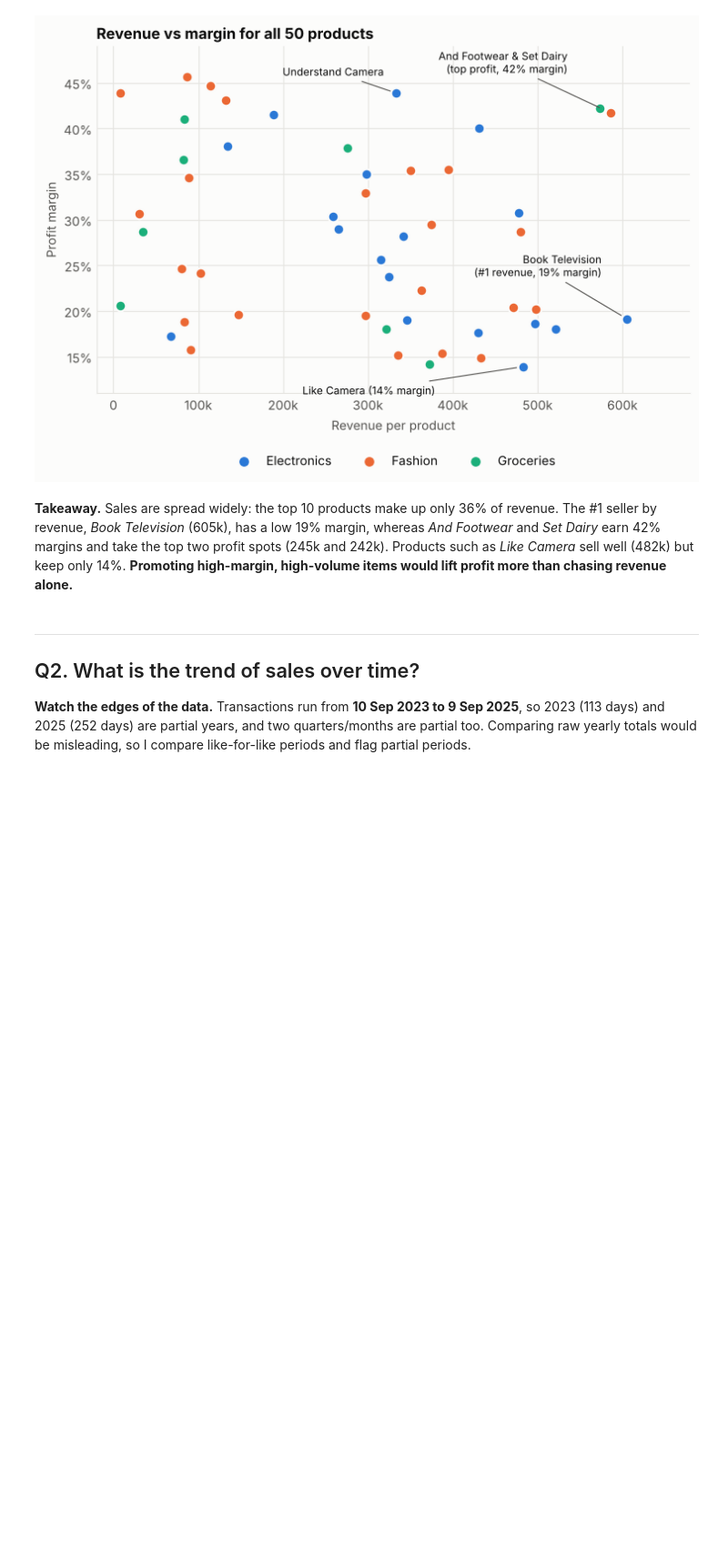
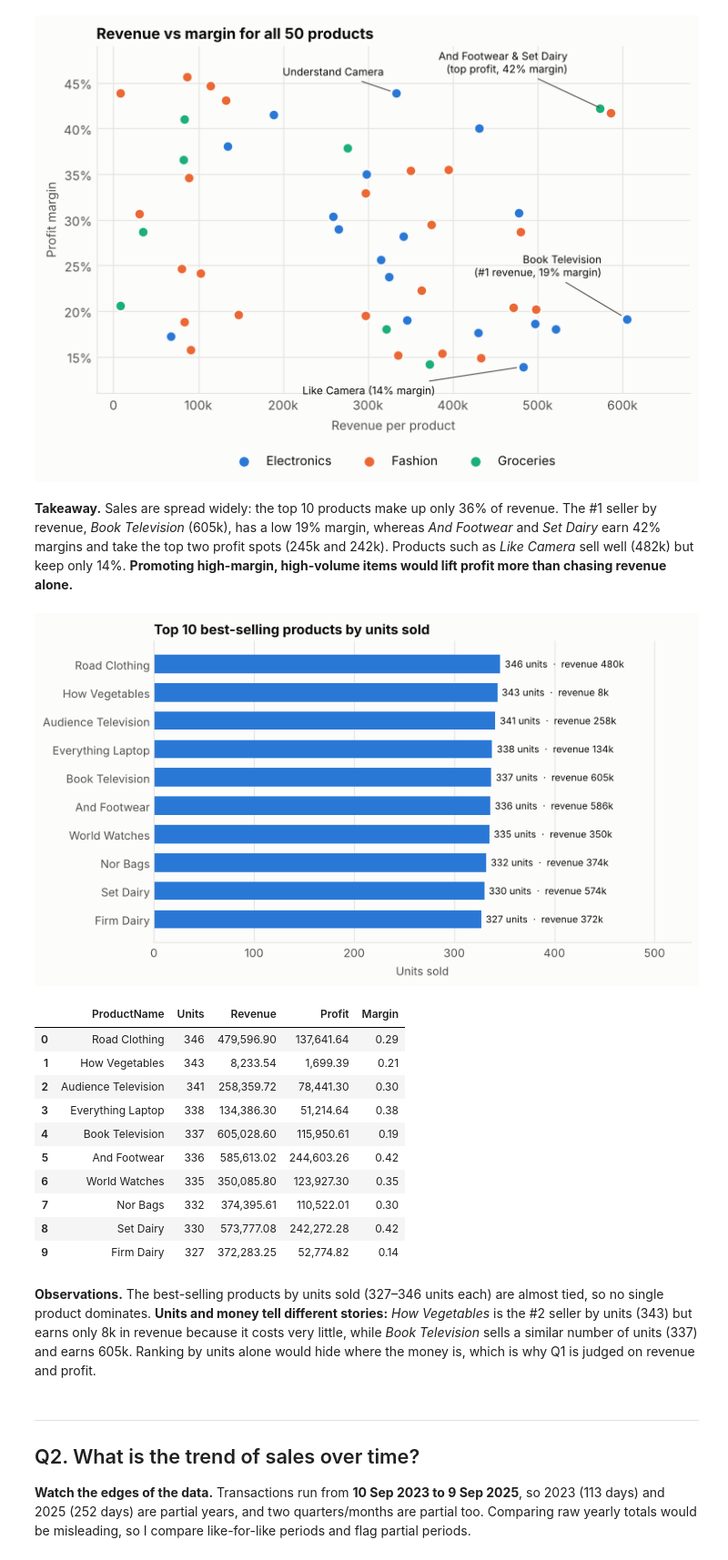
Before and after one commit to Robert-Robbie/OIBSIP, a Jupyter notebook: Task1-Retail-EDA/notebooks/02_business_questions.ipynb, the cells around one changed output. Shown at 91% size. Saved outputs shown, nothing was run; the diff lists cells and outputs as text; code cells hidden in the pictures; blank space fills up the shorter version.

```diff
--- a/Task1-Retail-EDA/notebooks/02_business_questions.ipynb
+++ b/Task1-Retail-EDA/notebooks/02_business_questions.ipynb
@@ -159,6 +210,31 @@ style(ax, grid="both"); save(fig, "q1_product_revenue_vs_margin.png"); plt.show(
 [figure]
 # %% [markdown]
 **Takeaway.** Sales are spread widely: the top 10 products make up only 36% of revenue. The #1 seller by revenue, *Book Television* (605k), has a low 19% margin, whereas *And Footwear* and *Set Dairy* earn 42% margins and take the top two profit spots (245k and 242k). Products such as *Like Camera* sell well (482k) but keep only 14%. **Promoting high-margin, high-volume items would lift profit more than chasing revenue alone.**
+# %%
+best = df.groupby("ProductName").agg(Units=("Quantity", "sum"), Revenue=("Revenue", "sum"), Profit=("Profit", "sum")).nlargest(10, "Units").reset_index()
+best["Margin"] = best.Profit / best.Revenue
+b10 = best.sort_values("Units")
+fig, ax = plt.subplots(figsize=(8.5, 4.8))
+bars = ax.barh(b10.ProductName, b10.Units, color=BLUE, height=0.65)
+ax.bar_label(bars, labels=[f"{u:,.0f} units  ·  revenue {money(r)}" for u, r in zip(b10.Units, b10.Revenue)], padding=4, fontsize=8.5)
+ax.set_xlim(0, b10.Units.max() * 1.55); ax.set_xlabel("Units sold")
+ax.set_title("Top 10 best-selling products by units sold"); style(ax, grid="x"); save(fig, "q1_top10_units.png"); plt.show()
+best
+# %% [output]
+[figure, added]
+|  | ProductName | Units | Revenue | Profit | Margin |
+| 0 | Road Clothing | 346 | 479,596.90 | 137,641.64 | 0.29 |
+| 1 | How Vegetables | 343 | 8,233.54 | 1,699.39 | 0.21 |
+| 2 | Audience Television | 341 | 258,359.72 | 78,441.30 | 0.30 |
+| 3 | Everything Laptop | 338 | 134,386.30 | 51,214.64 | 0.38 |
+| 4 | Book Television | 337 | 605,028.60 | 115,950.61 | 0.19 |
+| 5 | And Footwear | 336 | 585,613.02 | 244,603.26 | 0.42 |
+| 6 | World Watches | 335 | 350,085.80 | 123,927.30 | 0.35 |
+| 7 | Nor Bags | 332 | 374,395.61 | 110,522.01 | 0.30 |
+| 8 | Set Dairy | 330 | 573,777.08 | 242,272.28 | 0.42 |
+| 9 | Firm Dairy | 327 | 372,283.25 | 52,774.82 | 0.14 |
+# %% [markdown]
+**Observations.** The best-selling products by units sold (327–346 units each) are almost tied, so no single product dominates. **Units and money tell different stories:** *How Vegetables* is the #2 seller by units (343) but earns only 8k in revenue because it costs very little, while *Book Television* sells a similar number of units (337) and earns 605k. Ranking by units alone would hide where the money is, which is why Q1 is judged on revenue and profit.
 # %% [markdown]
 ---
 ## Q2. What is the trend of sales over time?
```
Also changed, not shown: parts of 11 cells of this notebook, 10 other files.
